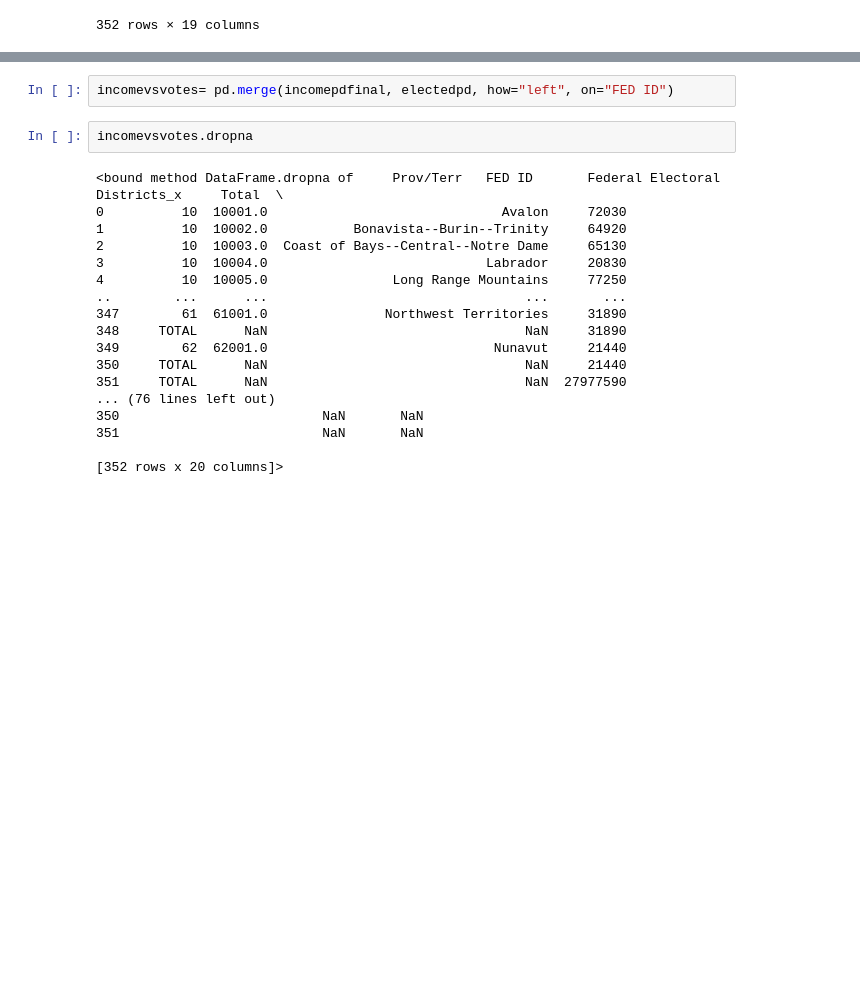
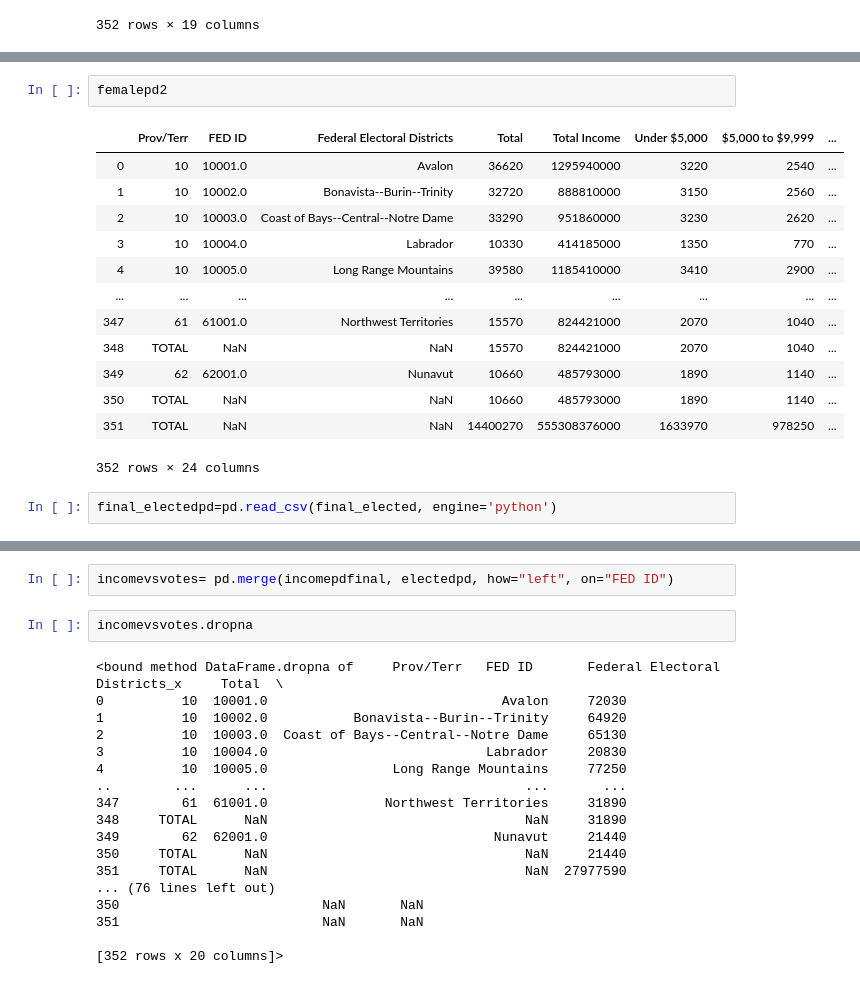
Before and after one commit to bsmirnov12/ABDS-Project-1, a Jupyter notebook: Analysis.ipynb, the cells around one changed output, grey strips where cells are left out. Drawn from its saved outputs; the diff is of its cells as text; blank space fills up the shorter version.

```diff
--- a/Analysis.ipynb
+++ b/Analysis.ipynb
@@ -78 +87,19 @@ femalepd2.head()
+# %%
+femalepd2
+# %% [output]
+|  | Prov/Terr | FED ID | Federal Electoral Districts | Total | Total Income | Under $5,000 | $5,000 to $9,999 | ... |
+| 0 | 10 | 10001.0 | Avalon | 36620 | 1295940000 | 3220 | 2540 | ... |
+| 1 | 10 | 10002.0 | Bonavista--Burin--Trinity | 32720 | 888810000 | 3150 | 2560 | ... |
+| 2 | 10 | 10003.0 | Coast of Bays--Central--Notre Dame | 33290 | 951860000 | 3230 | 2620 | ... |
+| 3 | 10 | 10004.0 | Labrador | 10330 | 414185000 | 1350 | 770 | ... |
+| 4 | 10 | 10005.0 | Long Range Mountains | 39580 | 1185410000 | 3410 | 2900 | ... |
+| ... | ... | ... | ... | ... | ... | ... | ... | ... |
+| 347 | 61 | 61001.0 | Northwest Territories | 15570 | 824421000 | 2070 | 1040 | ... |
+| 348 | TOTAL | NaN | NaN | 15570 | 824421000 | 2070 | 1040 | ... |
+| 349 | 62 | 62001.0 | Nunavut | 10660 | 485793000 | 1890 | 1140 | ... |
+| 350 | TOTAL | NaN | NaN | 10660 | 485793000 | 1890 | 1140 | ... |
+| 351 | TOTAL | NaN | NaN | 14400270 | 555308376000 | 1633970 | 978250 | ... |
+352 rows × 24 columns
+# %%
+final_electedpd=pd.read_csv(final_elected, engine='python')
 # %%
```
Also changed, not shown: parts of 34 cells of this notebook, 4 other files.
